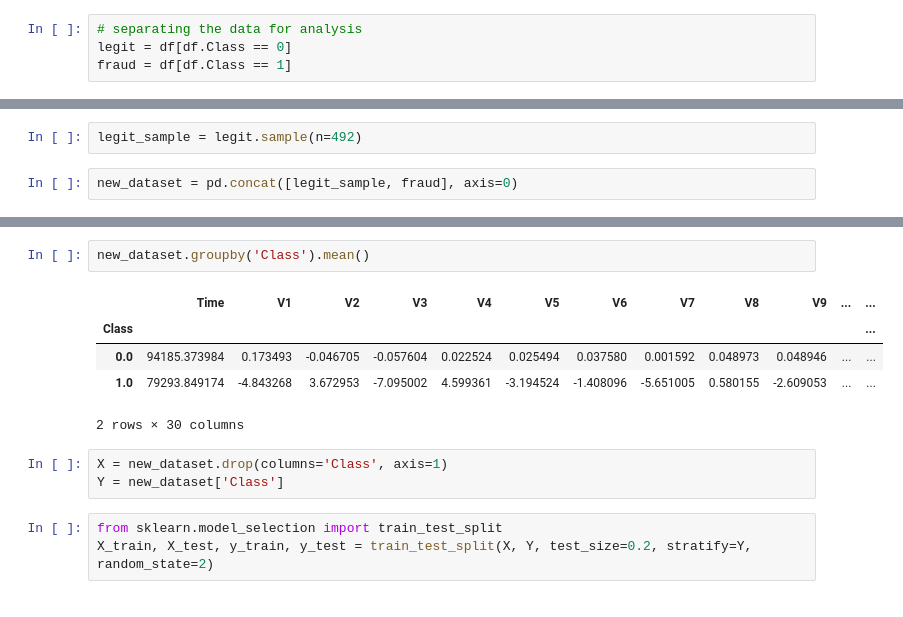
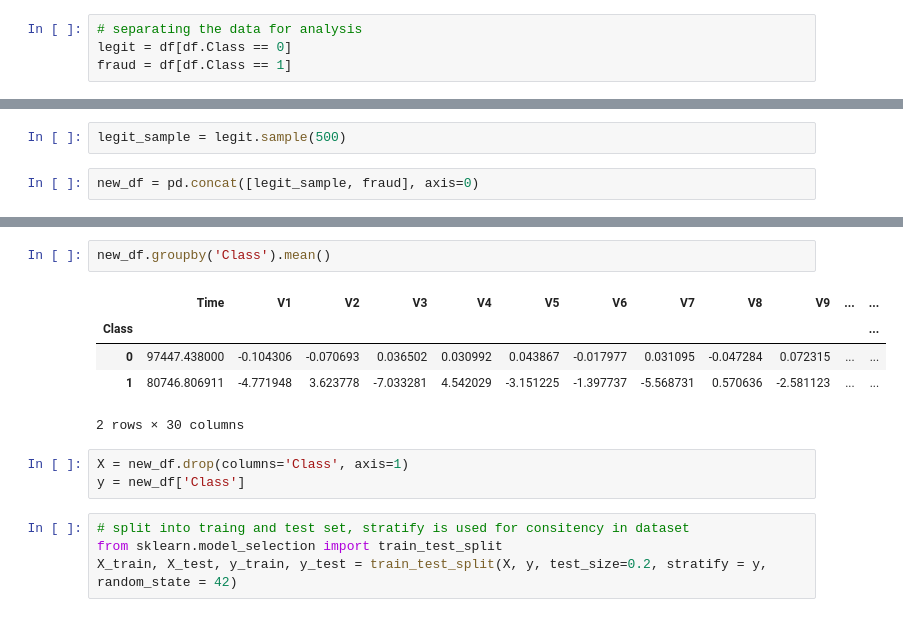
Before and after one commit to Imshubhham/Imshubham, a Jupyter notebook: Credit_card_fraud_detection.ipynb, the cells around one changed output, grey strips where cells are left out. Saved outputs shown, nothing was run; the diff lists cells and outputs as text.

```diff
--- a/Credit_card_fraud_detection.ipynb
+++ b/Credit_card_fraud_detection.ipynb
@@ -172,6 +161,6 @@ df.groupby('Class').mean()
 2 rows × 30 columns
 # %%
-legit_sample = legit.sample(n=492)
+legit_sample = legit.sample(500)
 # %%
-new_dataset = pd.concat([legit_sample, fraud], axis=0)
+new_df = pd.concat([legit_sample, fraud], axis=0)
 # %%
@@ -213,17 +202,18 @@ plt.show()
 # %%
-new_dataset.groupby('Class').mean()
+new_df.groupby('Class').mean()
 # %% [output]
 |  | Time | V1 | V2 | V3 | V4 | V5 | V6 | V7 | V8 | V9 | ... | ... |
 | Class |  |  |  |  |  |  |  |  |  |  |  | ... |
-| 0.0 | 94185.373984 | 0.173493 | -0.046705 | -0.057604 | 0.022524 | 0.025494 | 0.037580 | 0.001592 | 0.048973 | 0.048946 | ... | ... |
-| 1.0 | 79293.849174 | -4.843268 | 3.672953 | -7.095002 | 4.599361 | -3.194524 | -1.408096 | -5.651005 | 0.580155 | -2.609053 | ... | ... |
+| 0 | 97447.438000 | -0.104306 | -0.070693 | 0.036502 | 0.030992 | 0.043867 | -0.017977 | 0.031095 | -0.047284 | 0.072315 | ... | ... |
+| 1 | 80746.806911 | -4.771948 | 3.623778 | -7.033281 | 4.542029 | -3.151225 | -1.397737 | -5.568731 | 0.570636 | -2.581123 | ... | ... |
 2 rows × 30 columns
 # %%
-X = new_dataset.drop(columns='Class', axis=1)
-Y = new_dataset['Class']
+X = new_df.drop(columns='Class', axis=1)
+y = new_df['Class']
 # %%
+# split into traing and test set, stratify is used for consitency in dataset
 from sklearn.model_selection import train_test_split
-X_train, X_test, y_train, y_test = train_test_split(X, Y, test_size=0.2, stratify=Y, random_state=2)
+X_train, X_test, y_train, y_test = train_test_split(X, y, test_size=0.2, stratify = y, random_state = 42)
 # %%
 print(X.shape, X_train.shape, X_test.shape)
 # %% [output]
```
Also changed, not shown: parts of 38 cells of this notebook.
